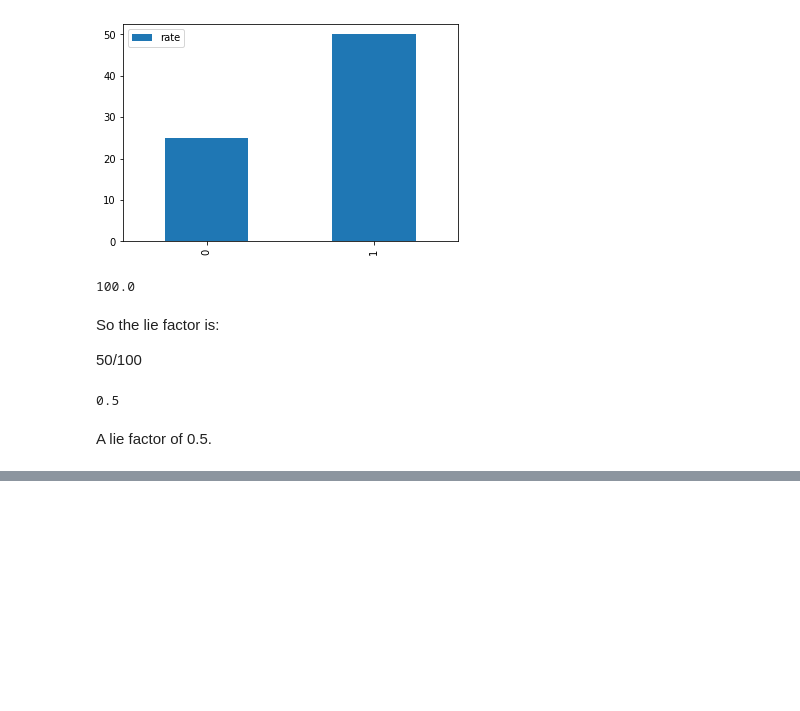
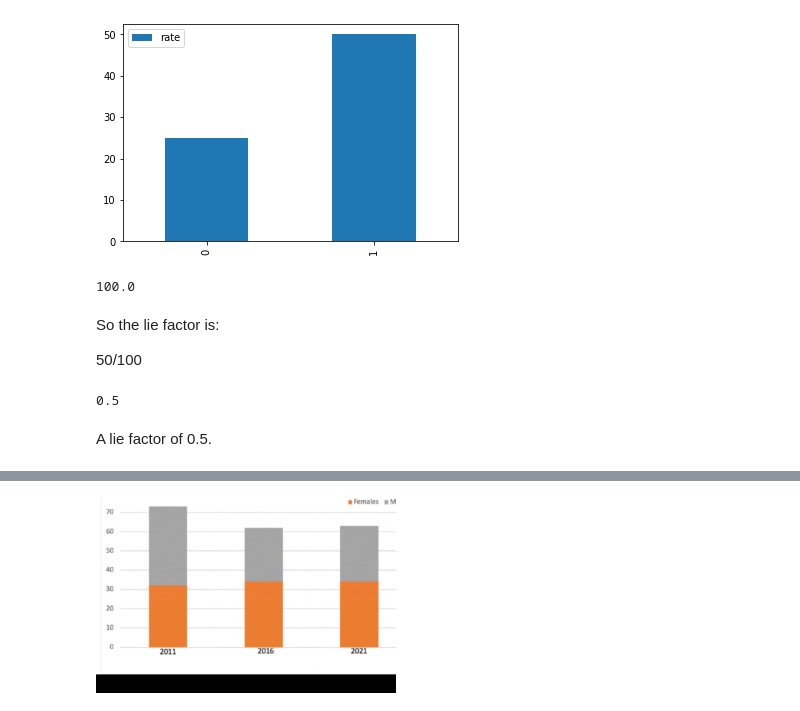
Before and after one commit to subshr4/subshr4, a Jupyter notebook: Untitled14.ipynb, the cells around one changed output, grey strips where cells are left out. Saved outputs shown, nothing was run; the diff lists cells and outputs as text; code cells hidden in the pictures; blank space fills up the shorter version.

```diff
--- a/Untitled14.ipynb
+++ b/Untitled14.ipynb
@@ -57,0 +70,5 @@ A lie factor of 0.5.
+# %%
+Image('bar2.jpg',
+      width=300)
+# %% [output]
+[figure, added]
```
Also changed, not shown: parts of 22 cells of this notebook.
